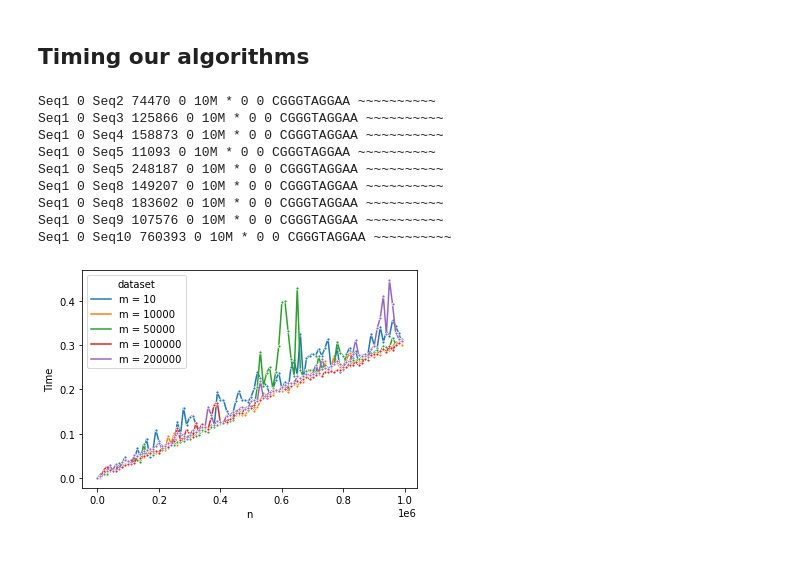
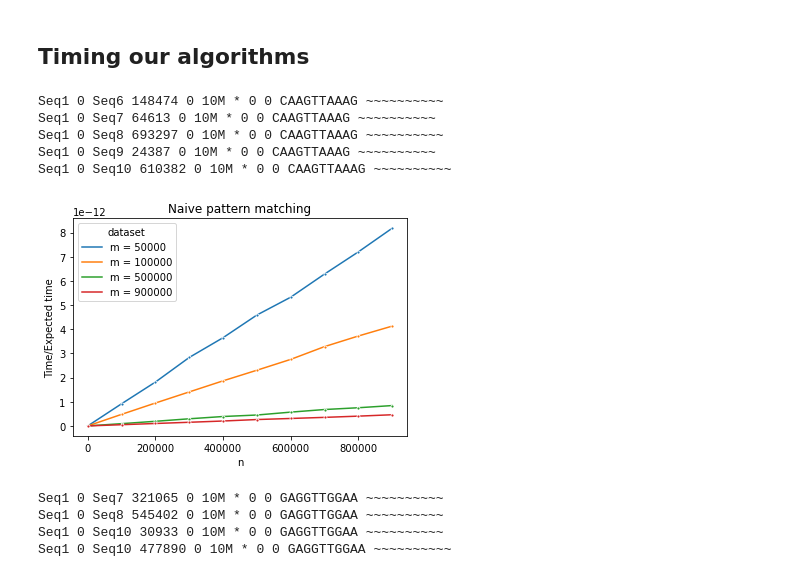
Before and after one commit to stinekrye/GSA, a Jupyter notebook: Project 1/4 timing.ipynb, the cells around one changed output. Saved outputs shown, nothing was run; the diff lists cells and outputs as text; code cells hidden in the pictures.

```diff
--- a/Project 1/4 timing.ipynb
+++ b/Project 1/4 timing.ipynb
@@ -59,33 +86,44 @@ def time_algo(n, m, step):
-# %%
-df_10 = time_algo(1000000, 10, 100000)
-df_10000 = time_algo(1000000, 10000, 100000)
-df_50000 = time_algo(1000000, 50000, 100000)
-df_100000 = time_algo(1000000, 100000, 100000)
-df_200000 = time_algo(1000000, 200000, 100000)
-df_900000 = time_algo(1000000, 900000, 100000)
-# %% [output]
-Seq1 0 Seq2 74470 0 10M * 0 0 CGGGTAGGAA ~~~~~~~~~~
-Seq1 0 Seq3 125866 0 10M * 0 0 CGGGTAGGAA ~~~~~~~~~~
-Seq1 0 Seq4 158873 0 10M * 0 0 CGGGTAGGAA ~~~~~~~~~~
-Seq1 0 Seq5 11093 0 10M * 0 0 CGGGTAGGAA ~~~~~~~~~~
-Seq1 0 Seq5 248187 0 10M * 0 0 CGGGTAGGAA ~~~~~~~~~~
-Seq1 0 Seq8 149207 0 10M * 0 0 CGGGTAGGAA ~~~~~~~~~~
-Seq1 0 Seq8 183602 0 10M * 0 0 CGGGTAGGAA ~~~~~~~~~~
-Seq1 0 Seq9 107576 0 10M * 0 0 CGGGTAGGAA ~~~~~~~~~~
-Seq1 0 Seq10 760393 0 10M * 0 0 CGGGTAGGAA ~~~~~~~~~~
+# %%
+n = 1000000
+df_10 = time_naive(n, 10)
+df_10000 = time_naive(n, 10000)
+df_50000 = time_naive(n, 50000)
+df_100000 = time_naive(n, 100000)
+df_500000 = time_naive(n, 500000)
+df_900000 = time_naive(n, 900000)
+# %% [output]
+Seq1 0 Seq6 148474 0 10M * 0 0 CAAGTTAAAG ~~~~~~~~~~
+Seq1 0 Seq7 64613 0 10M * 0 0 CAAGTTAAAG ~~~~~~~~~~
+Seq1 0 Seq8 693297 0 10M * 0 0 CAAGTTAAAG ~~~~~~~~~~
+Seq1 0 Seq9 24387 0 10M * 0 0 CAAGTTAAAG ~~~~~~~~~~
+Seq1 0 Seq10 610382 0 10M * 0 0 CAAGTTAAAG ~~~~~~~~~~
 # %%
 concat = pd.concat([
-    df_10.assign(dataset='m = 10'),
-    df_10000.assign(dataset='m = 10000'),
+    # df_10.assign(dataset='m = 10'),
+    # df_10000.assign(dataset='m = 10000'),
     df_50000.assign(dataset='m = 50000'),
     df_100000.assign(dataset='m = 100000'),
-    df_200000.assign(dataset='m = 200000'),
+    df_500000.assign(dataset='m = 500000'),
     df_900000.assign(dataset='m = 900000')
     ], ignore_index = True)
 # %%
-h = sns.lineplot(x = 'n', y = 'Time',
+h = sns.lineplot(x = 'n', y = 'Time/Expected time',
                     hue = 'dataset', marker = '.',
                     data = concat)
-# h.figure.savefig('naive_search.pdf')
+h.set_title('Naive pattern matching')
+h.figure.savefig('naive_search.pdf')
 # %% [output]
-[figure, old version]
+[figure, new version]
+# %%
+n = 1000000
+df_ba_10 = time_ba(n, 10)
+df_ba_10000 = time_ba(n, 10000)
+df_ba_50000 = time_ba(n, 50000)
+df_ba_100000 = time_ba(n, 100000)
+df_ba_500000 = time_ba(n, 500000)
+df_ba_900000 = time_ba(n, 900000)
+# %% [output]
+Seq1 0 Seq7 321065 0 10M * 0 0 GAGGTTGGAA ~~~~~~~~~~
+Seq1 0 Seq8 545402 0 10M * 0 0 GAGGTTGGAA ~~~~~~~~~~
+Seq1 0 Seq10 30933 0 10M * 0 0 GAGGTTGGAA ~~~~~~~~~~
+Seq1 0 Seq10 477890 0 10M * 0 0 GAGGTTGGAA ~~~~~~~~~~
```
Also changed, not shown: parts of 4 cells of this notebook, 10 other files.
